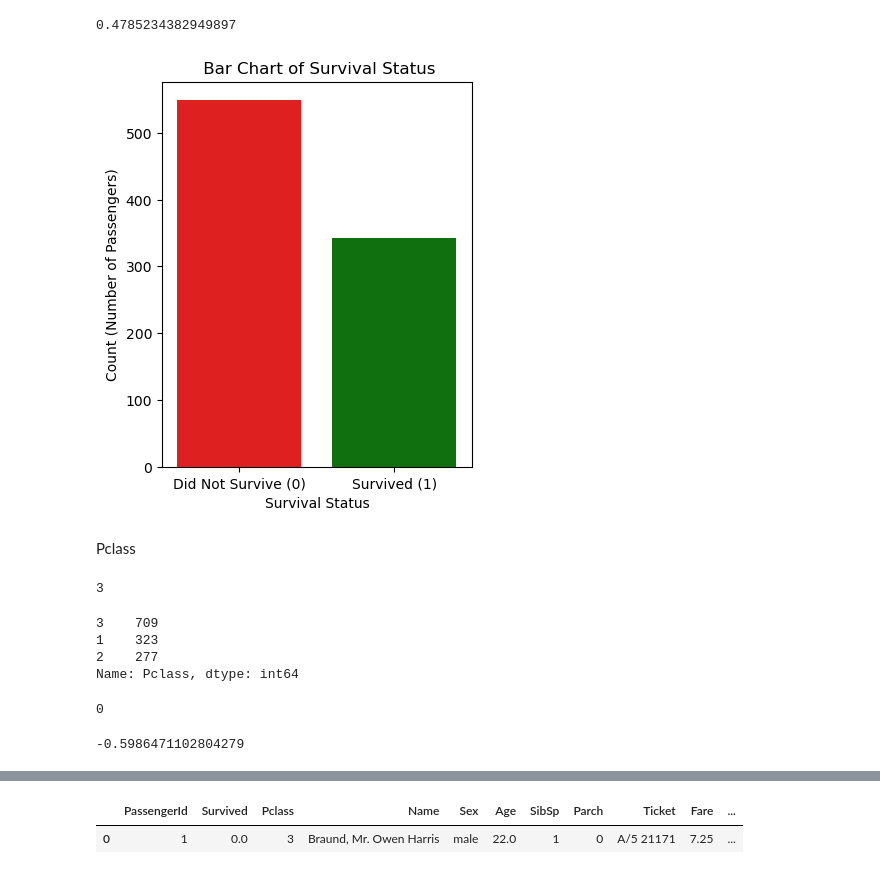
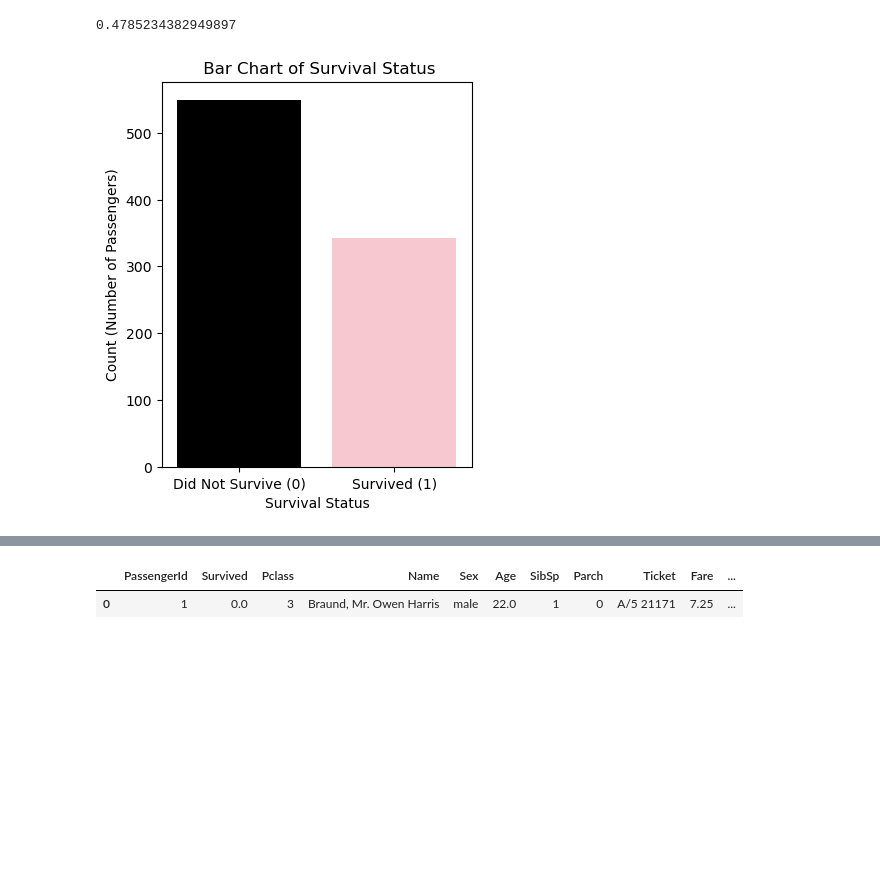
Before and after one commit to anjalijoshi2003/Titanic_EDA, a Jupyter notebook: titanicData analysis .ipynb, the cells around one changed output, grey strips where cells are left out. Drawn from its saved outputs; the diff is of its cells as text; code cells hidden in the pictures; blank space fills up the shorter version.

```diff
--- a/titanicData analysis .ipynb
+++ b/titanicData analysis .ipynb
@@ -589,38 +581,17 @@ c["Survived"].skew()         # The positive skewness confirms the concentration
 # %%
 d= c['Survived'].value_counts()
 e = d.reset_index()
 e.columns = ['Survived_Status', 'Count'] # Using Survived_Status
 x_labels = ['Did Not Survive (0)', 'Survived (1)']
-colors = ['red', 'green']
+colors = ['black', 'pink']
 plt.figure(figsize=(4, 5))
 sns.barplot(x='Survived_Status', y='Count', data=e, palette=colors)
 
 plt.title(' Bar Chart of Survival Status')
 plt.xlabel('Survival Status')
 plt.ylabel('Count (Number of Passengers)')
 plt.xticks(ticks=[0, 1], labels=x_labels)
 
 plt.show()
 # %% [output]
-[figure, old version]
+[figure, new version]
-# %% [markdown]
-Pclass
-# %%
-c['Pclass'].mode()[0]
-# %% [output]
-3
-# %%
-c['Pclass'].value_counts()
-# %% [output]
-3    709
-1    323
-2    277
-Name: Pclass, dtype: int64
-# %%
-c['Pclass'].isnull().sum()
-# %% [output]
-0
-# %%
-c['Pclass'].skew()
-# %% [output]
--0.5986471102804279
```
Also changed, not shown: parts of 89 cells of this notebook.
